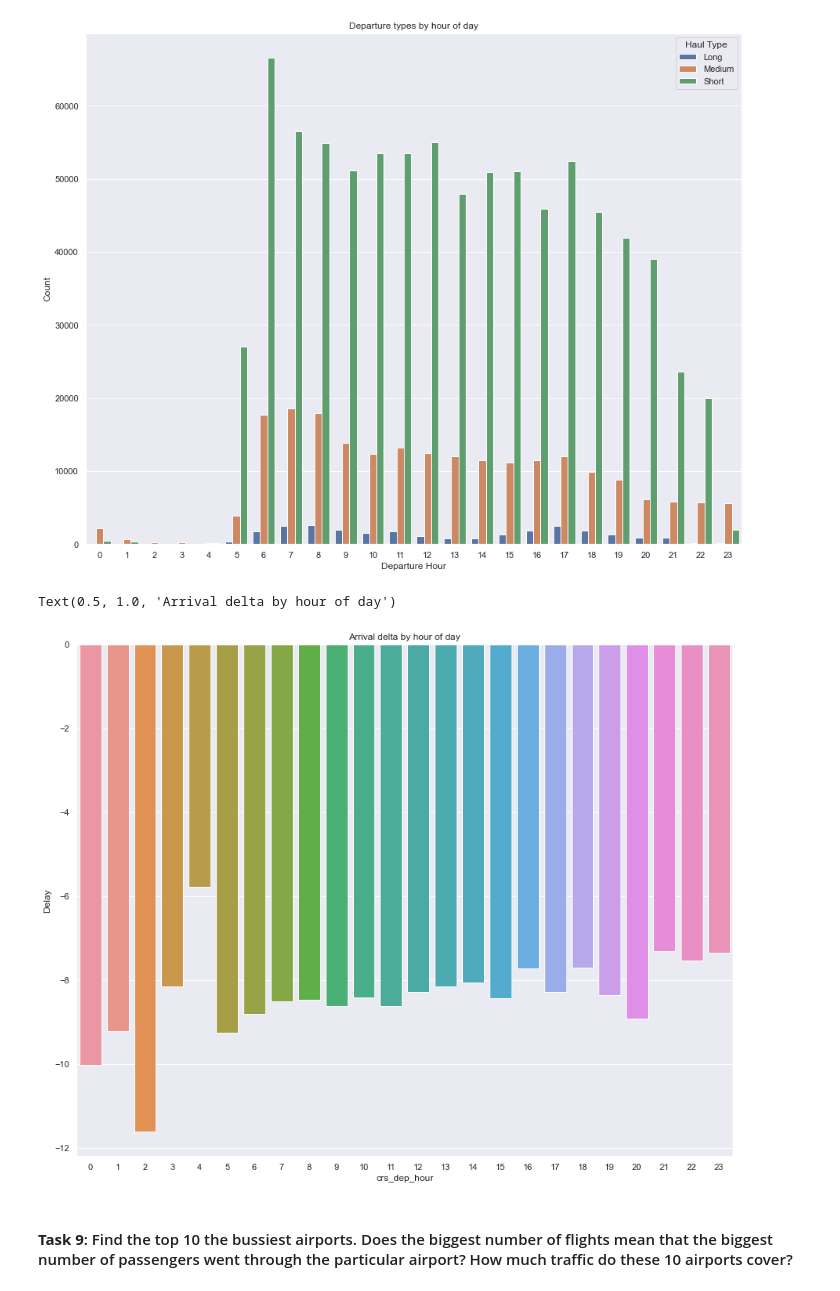
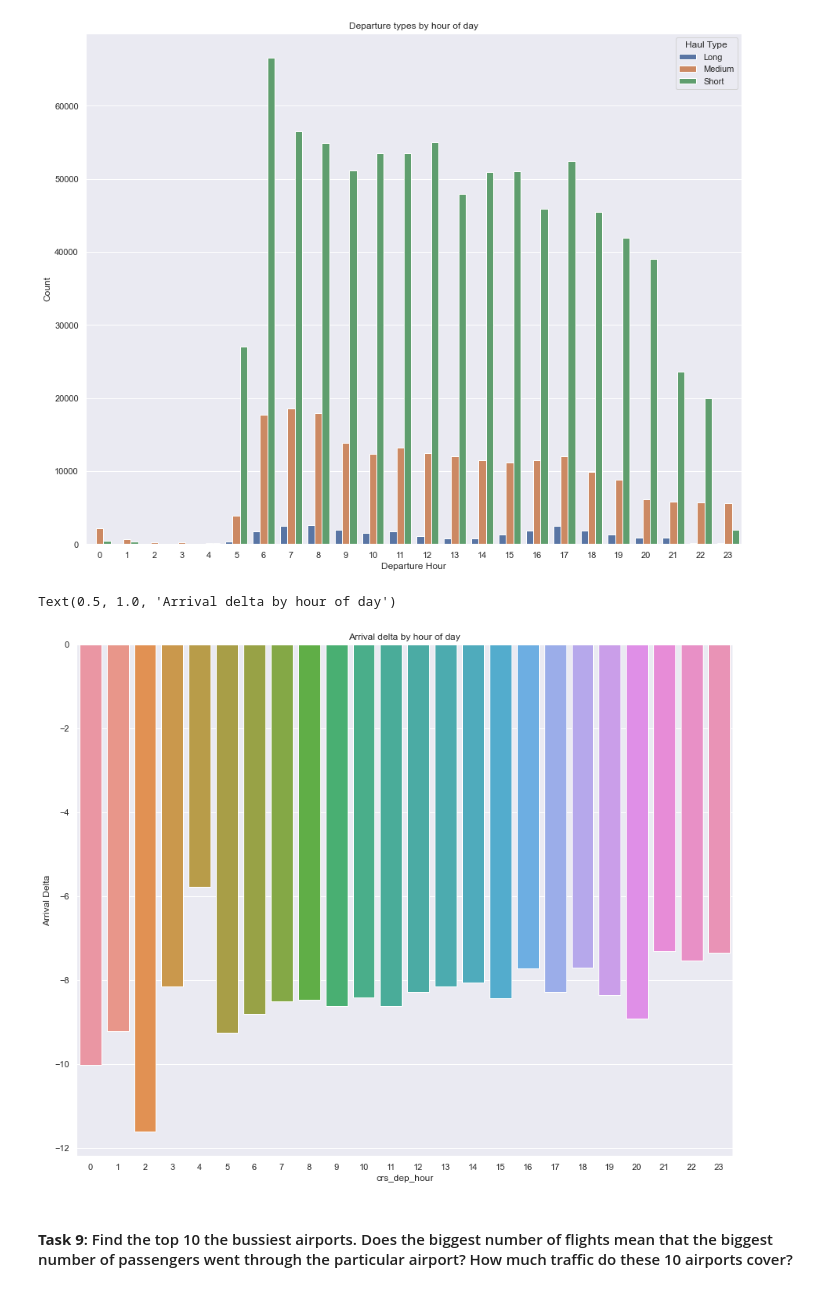
Before and after one commit to bernpb/Flight_Delay_Prediction, a Jupyter notebook: bern_exploratory_analysis.ipynb, the cells around one changed output. Drawn from its saved outputs; the diff is of its cells as text; code cells hidden in the pictures.

```diff
--- a/bern_exploratory_analysis.ipynb
+++ b/bern_exploratory_analysis.ipynb
@@ -49,35 +10,3 @@ def get_hour(time):
-# %%
-
-def get_min(time):
-
-    """
-    Params - A time in format HHMM.0
-
-    Returns  the two digits representing the minutes of the flight
-    """
-    s = str(int(time))
-    if len(s) <=2:
-        return(int(s))
-    else:
-        return (int(s[-2:]))
-
-def haul_type(elapsed_time):
-
-    """
-    Params - Duration of a flight
-
-    Returns -  A haul type as defined below:
-
-        Short - Less than 180 minutes
-        Medium - Between 180 and 360 minutes
-        Long - Over 360 minutes
-     """
-    if elapsed_time < 180:
-        return 'Short'
-    elif 180 < elapsed_time < 360:
-        return 'Medium'
-    else:
-        return 'Long'
 # %% [markdown]
 ## Exploratory Data Analysis
 
@@ -631,11 +555,11 @@ del_by_hr = del_by_hr.groupby('crs_dep_hour').mean()
 # %%
 fig, ax = plt.subplots(figsize=(15, 12))
 sns.barplot(data = del_by_hr, x = del_by_hr.index, y = 'arr_delay')
-plt.ylabel('Delay')
+plt.ylabel('Arrival Delta')
 plt.title('Arrival delta by hour of day')
 # %% [output]
 Text(0.5, 1.0, 'Arrival delta by hour of day')
-[figure, old version]
+[figure, new version]
 # %% [markdown]
 #### **Task 9**: Find the top 10 the bussiest airports. Does the biggest number of flights mean that the biggest number of passengers went through the particular airport? How much traffic do these 10 airports cover?
 # %% [markdown]
```
Also changed, not shown: parts of 24 cells of this notebook, 20 other files.
